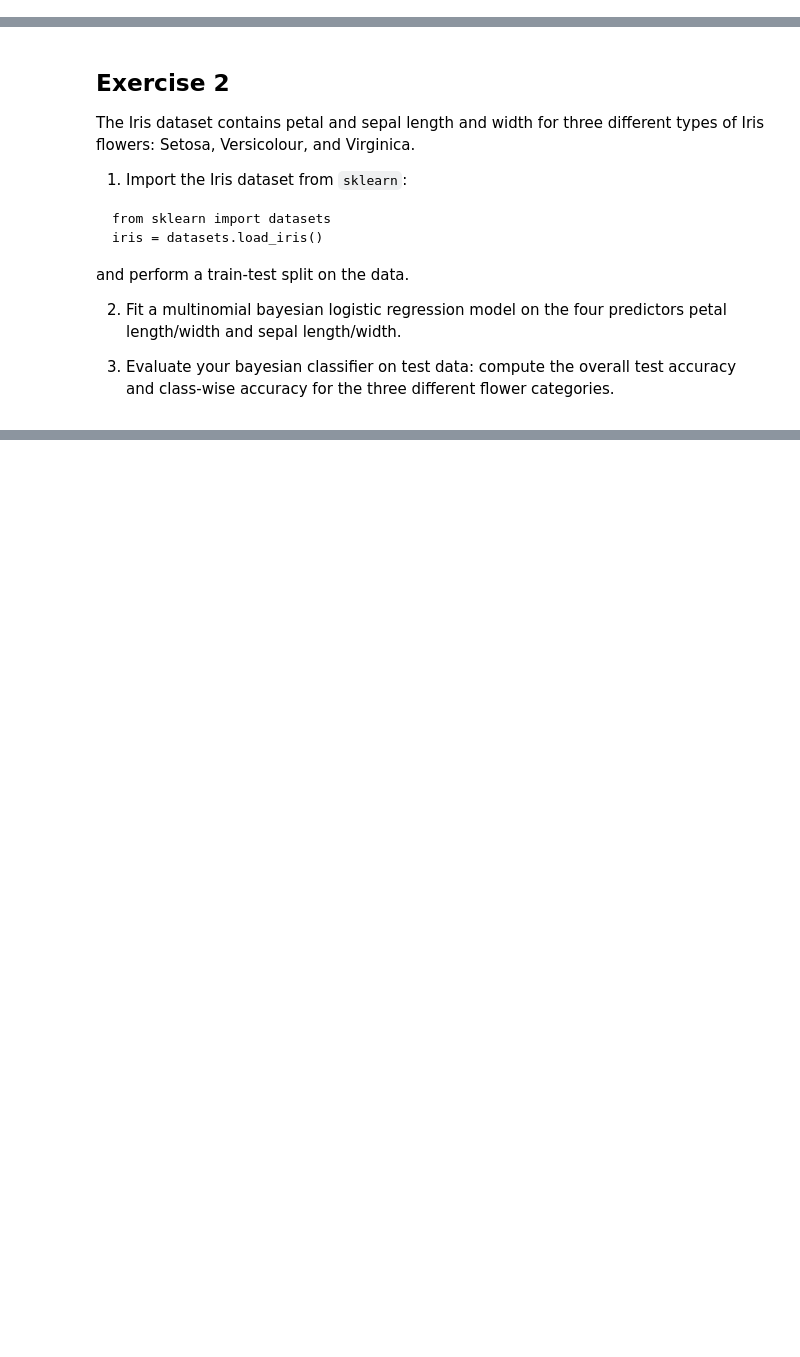
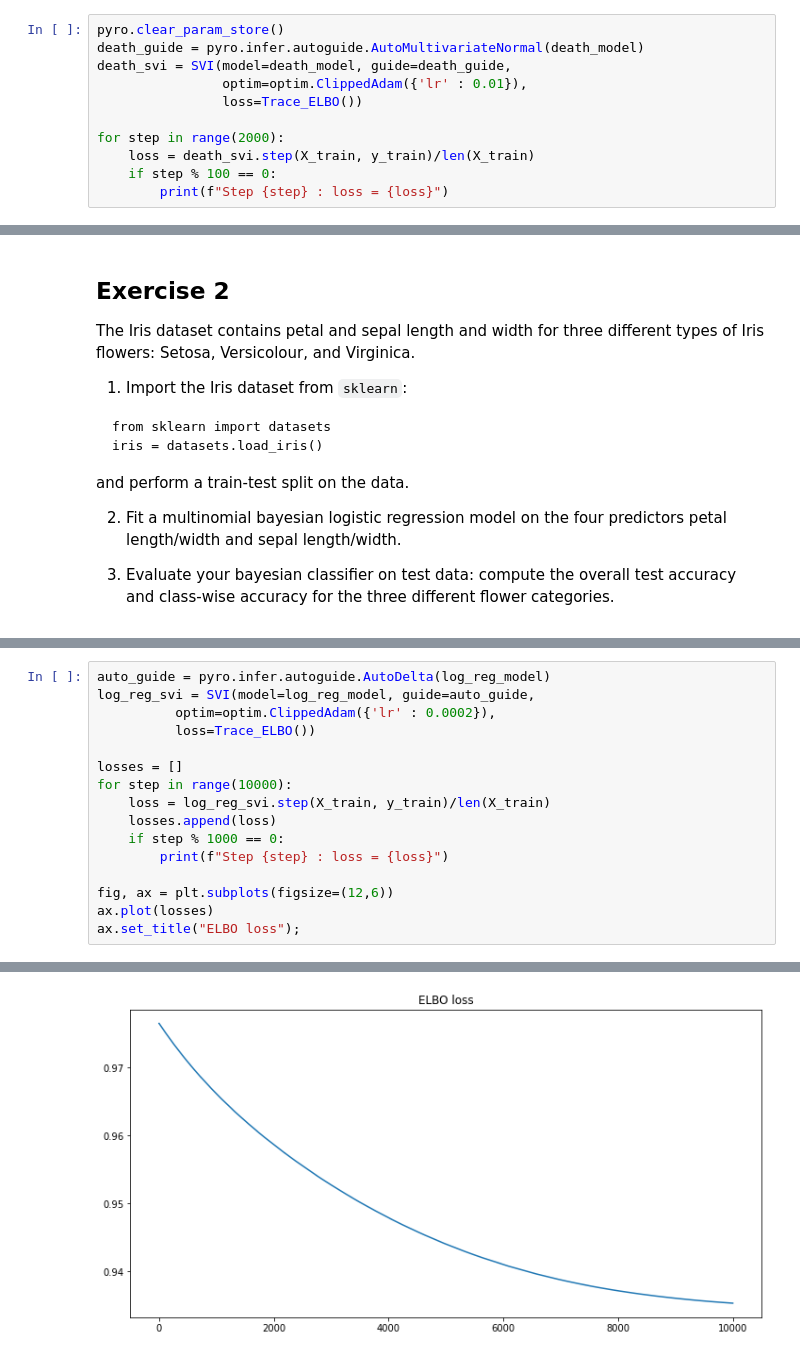
Before and after one commit to eferos93/statistical-machine-learning, a Jupyter notebook: homeworks/homework_06.ipynb, the cells around one changed output, grey strips where cells are left out. Cells and saved outputs as stored; diff of their text form; blank space fills up the shorter version.

```diff
--- a/homeworks/homework_06.ipynb
+++ b/homeworks/homework_06.ipynb
@@ -63,0 +200,11 @@ smoking_raw.head()
+# %%
+pyro.clear_param_store()
+death_guide = pyro.infer.autoguide.AutoMultivariateNormal(death_model)
+death_svi = SVI(model=death_model, guide=death_guide,
+                optim=optim.ClippedAdam({'lr' : 0.01}),
+                loss=Trace_ELBO())
+
+for step in range(2000):
+    loss = death_svi.step(X_train, y_train)/len(X_train)
+    if step % 100 == 0:
+        print(f"Step {step} : loss = {loss}")
@@ -78,0 +429,17 @@ and perform a train-test split on the data.
+# %%
+auto_guide = pyro.infer.autoguide.AutoDelta(log_reg_model)
+log_reg_svi = SVI(model=log_reg_model, guide=auto_guide,
+          optim=optim.ClippedAdam({'lr' : 0.0002}),
+          loss=Trace_ELBO())
+
+losses = []
+for step in range(10000):
+    loss = log_reg_svi.step(X_train, y_train)/len(X_train)
+    losses.append(loss)
+    if step % 1000 == 0:
+        print(f"Step {step} : loss = {loss}")
+
+fig, ax = plt.subplots(figsize=(12,6))
+ax.plot(losses)
+ax.set_title("ELBO loss");
+# %% [output]
@@ -78,0 +456 @@ and perform a train-test split on the data.
+[figure, added]
```
Also changed, not shown: parts of 23 cells of this notebook, 5 other files.
